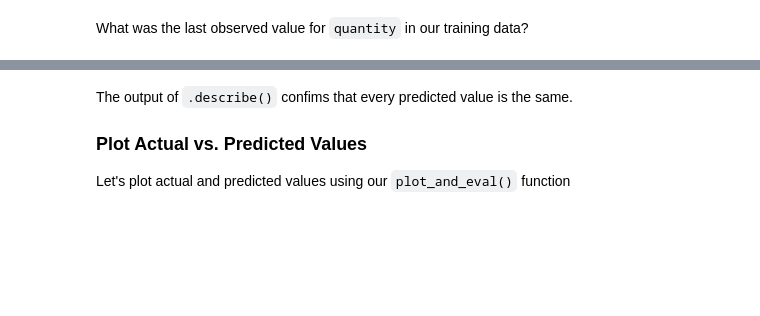
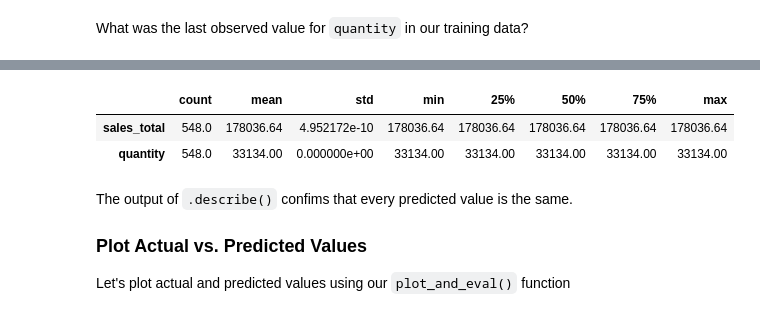
Before and after one commit to MagdalenaRahn/time-series-exercises, a Jupyter notebook: time_series_modeling_lesson.ipynb, the cells around one changed output, grey strips where cells are left out. Saved outputs shown, nothing was run; the diff lists cells and outputs as text; code cells hidden in the pictures; blank space fills up the shorter version.

```diff
--- a/time_series_modeling_lesson.ipynb
+++ b/time_series_modeling_lesson.ipynb
@@ -292,5 +435,9 @@ yhat_df.head()
 # %%
-yhat_df.describe()
+yhat_df.describe().T
+# %% [output]
+|  | count | mean | std | min | 25% | 50% | 75% | max |
+| sales_total | 548.0 | 178036.64 | 4.952172e-10 | 178036.64 | 178036.64 | 178036.64 | 178036.64 | 178036.64 |
+| quantity | 548.0 | 33134.00 | 0.000000e+00 | 33134.00 | 33134.00 | 33134.00 | 33134.00 | 33134.00 |
 # %% [markdown]
 The output of `.describe()` confims that every predicted value is the same.
 
```
Also changed, not shown: parts of 124 cells of this notebook, 4 other files.
